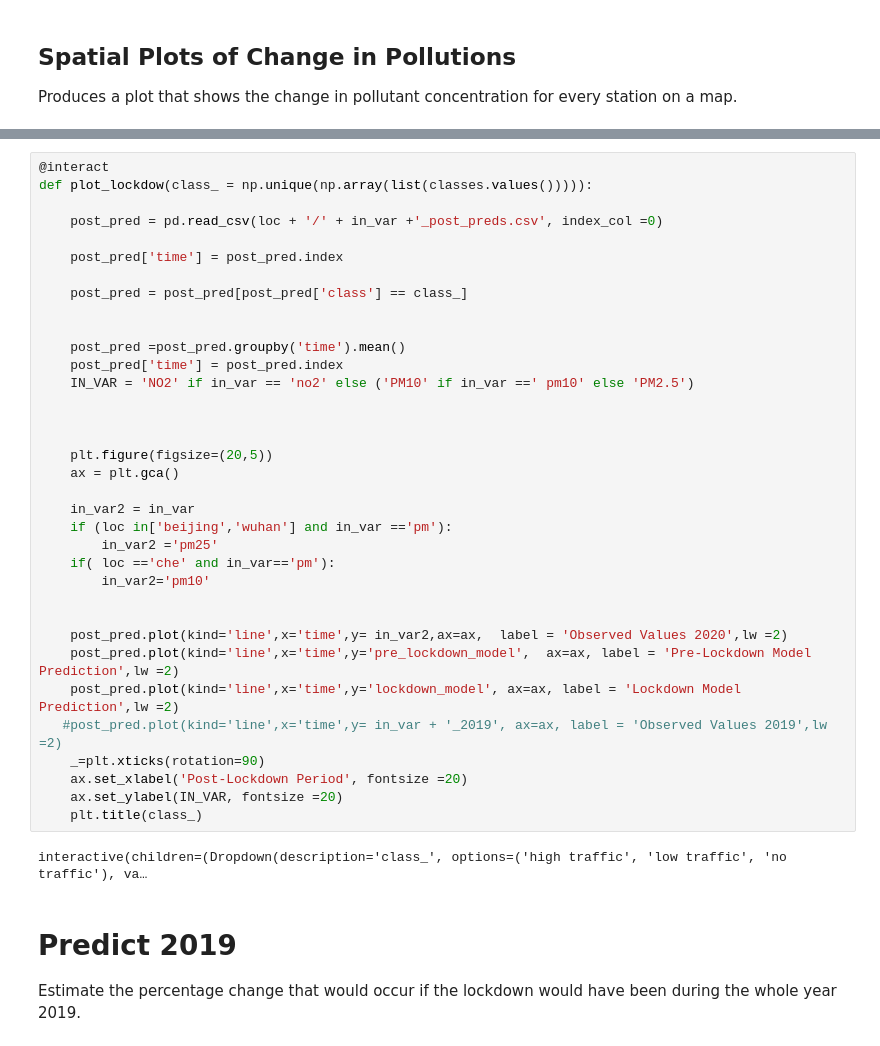
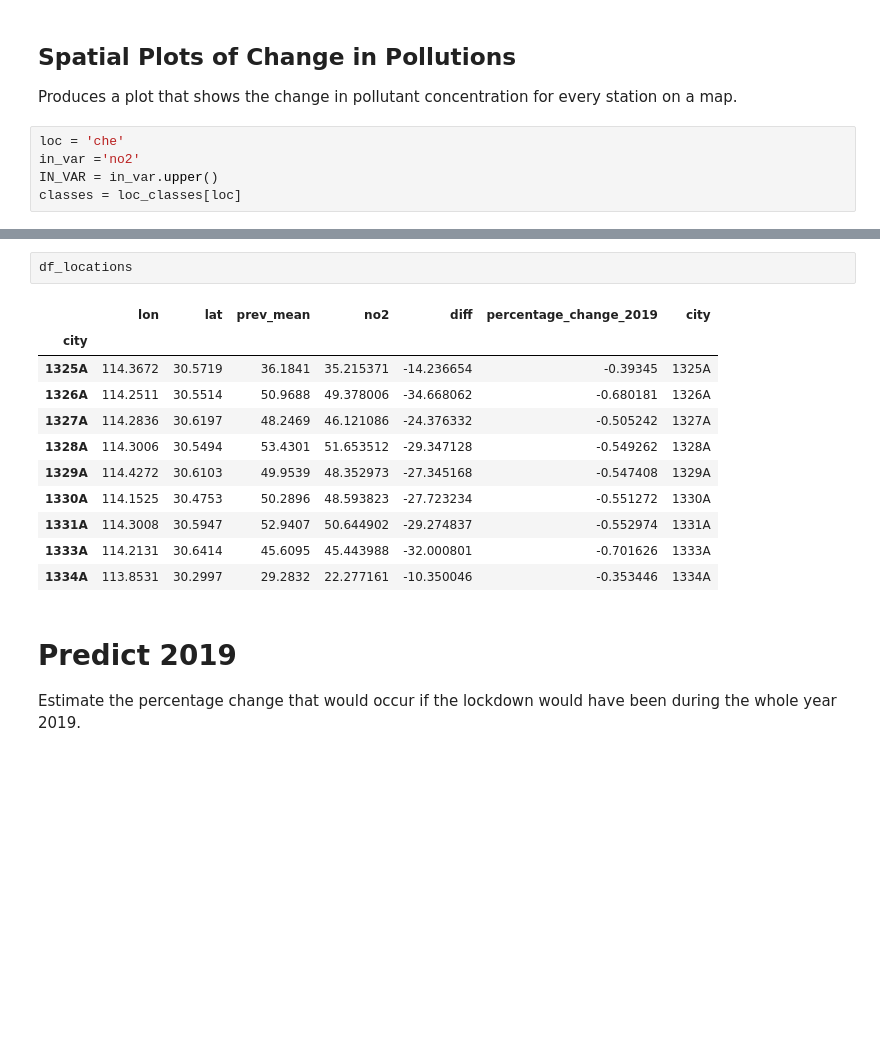
Before and after one commit to johanna-einsiedler/covid-19-air-pollution, a Jupyter notebook: Plots.ipynb, the cells around one changed output, grey strips where cells are left out. Cells and saved outputs as stored; diff of their text form; blank space fills up the shorter version.

```diff
--- a/Plots.ipynb
+++ b/Plots.ipynb
@@ -283,6 +514,11 @@ interactive(children=(Dropdown(description='class_', options=('high traffic', 'l
 ## Spatial Plots of Change in Pollutions
 
 Produces a plot that shows the change in pollutant concentration for every station on a map.
+# %%
+loc = 'che'
+in_var ='no2'
+IN_VAR = in_var.upper()
+classes = loc_classes[loc]
 # %%
 df_locations = pd.read_csv(loc + '/df_locations.csv', index_col=0)
 
@@ -348,40 +594,17 @@ post_pred['time'] = post_pred.index
-# %%
-@interact
-def plot_lockdow(class_ = np.unique(np.array(list(classes.values())))):
-
-    post_pred = pd.read_csv(loc + '/' + in_var +'_post_preds.csv', index_col =0)
-
-    post_pred['time'] = post_pred.index
-
-    post_pred = post_pred[post_pred['class'] == class_]
-
-
-    post_pred =post_pred.groupby('time').mean()
-    post_pred['time'] = post_pred.index
-    IN_VAR = 'NO2' if in_var == 'no2' else ('PM10' if in_var ==' pm10' else 'PM2.5')
-
-
-
-    plt.figure(figsize=(20,5))
-    ax = plt.gca()
-
-    in_var2 = in_var
-    if (loc in['beijing','wuhan'] and in_var =='pm'):
-        in_var2 ='pm25'
-    if( loc =='che' and in_var=='pm'):
-        in_var2='pm10'
-
-
-    post_pred.plot(kind='line',x='time',y= in_var2,ax=ax,  label = 'Observed Values 2020',lw =2)
-    post_pred.plot(kind='line',x='time',y='pre_lockdown_model',  ax=ax, label = 'Pre-Lockdown Model Prediction',lw =2)
-    post_pred.plot(kind='line',x='time',y='lockdown_model', ax=ax, label = 'Lockdown Model Prediction',lw =2)
-   #post_pred.plot(kind='line',x='time',y= in_var + '_2019', ax=ax, label = 'Observed Values 2019',lw =2)
-    _=plt.xticks(rotation=90)
-    ax.set_xlabel('Post-Lockdown Period', fontsize =20)
-    ax.set_ylabel(IN_VAR, fontsize =20)
-    plt.title(class_)
-# %% [output]
-interactive(children=(Dropdown(description='class_', options=('high traffic', 'low traffic', 'no traffic'), va…
+# %%
+df_locations
+# %% [output]
+|  | lon | lat | prev_mean | no2 | diff | percentage_change_2019 | city |
+| city |  |  |  |  |  |  |  |
+| 1325A | 114.3672 | 30.5719 | 36.1841 | 35.215371 | -14.236654 | -0.39345 | 1325A |
+| 1326A | 114.2511 | 30.5514 | 50.9688 | 49.378006 | -34.668062 | -0.680181 | 1326A |
+| 1327A | 114.2836 | 30.6197 | 48.2469 | 46.121086 | -24.376332 | -0.505242 | 1327A |
+| 1328A | 114.3006 | 30.5494 | 53.4301 | 51.653512 | -29.347128 | -0.549262 | 1328A |
+| 1329A | 114.4272 | 30.6103 | 49.9539 | 48.352973 | -27.345168 | -0.547408 | 1329A |
+| 1330A | 114.1525 | 30.4753 | 50.2896 | 48.593823 | -27.723234 | -0.551272 | 1330A |
+| 1331A | 114.3008 | 30.5947 | 52.9407 | 50.644902 | -29.274837 | -0.552974 | 1331A |
+| 1333A | 114.2131 | 30.6414 | 45.6095 | 45.443988 | -32.000801 | -0.701626 | 1333A |
+| 1334A | 113.8531 | 30.2997 | 29.2832 | 22.277161 | -10.350046 | -0.353446 | 1334A |
 # %% [markdown]
 # Predict 2019
 
```
Also changed, not shown: parts of 27 cells of this notebook.
